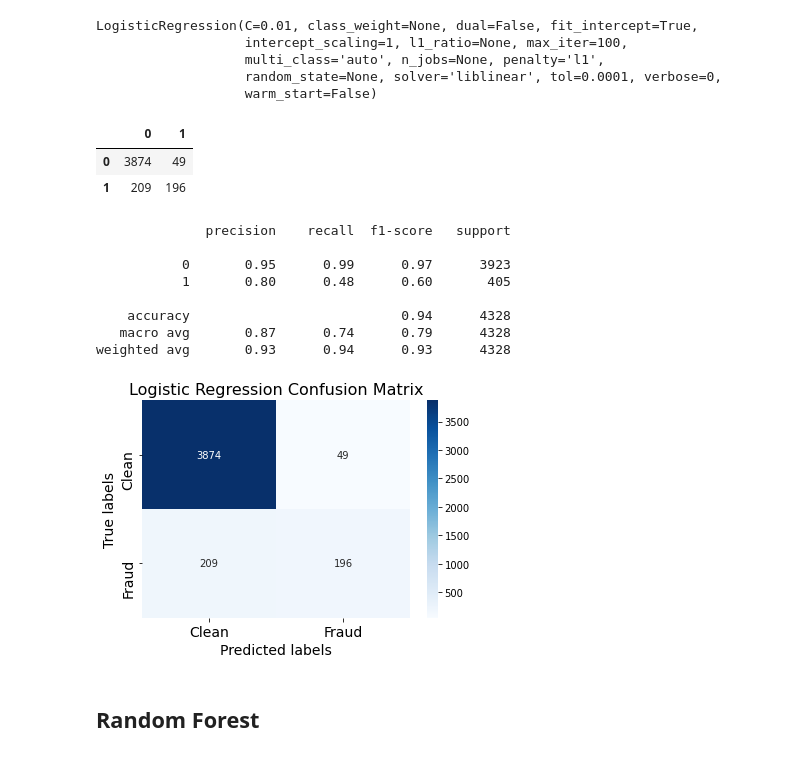
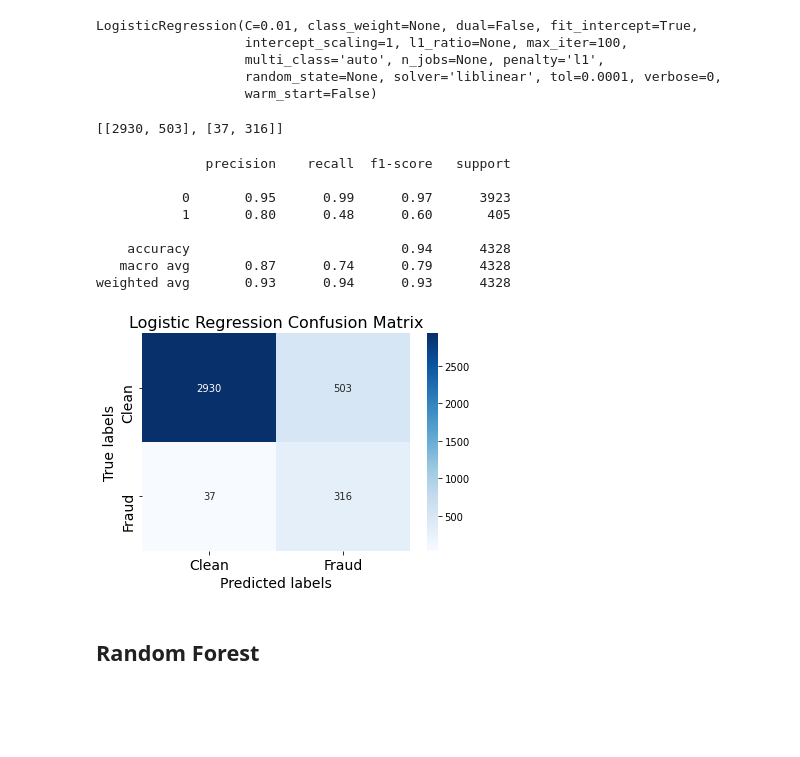
Before and after one commit to microwolf/capstone_healthcare_fraud, a Jupyter notebook: contributors/lu/scripts/Models.ipynb, the cells around one changed output. Cells and saved outputs as stored; diff of their text form; code cells hidden in the pictures; blank space fills up the shorter version.

```diff
--- a/contributors/lu/scripts/Models.ipynb
+++ b/contributors/lu/scripts/Models.ipynb
@@ -348,43 +348,44 @@ LogisticRegression(C=0.01, class_weight=None, dual=False, fit_intercept=True,
 # %%
 # confusion matrix
 ypred = lr_best.predict(xtrain)
 
 labels = np.unique(ytrain)
-cm = confusion_matrix(ytrain, ypred, labels=labels)
-cm_df = pd.DataFrame(cm, index=labels, columns=labels)
-display(cm_df)
+# cm = confusion_matrix(ytrain, ypred, labels=labels)
+# cm_df = pd.DataFrame(cm, index=labels, columns=labels)
+# use numbers from Zack's model
+cm = [[2930, 503], [37, 316]]
+display(cm)
 
 # recall = recall_score(ytrain.array, ypred, average='binary', pos_label=0) # sensitivity
 # print('recall:', round(recall, ndigits=5))
 # precision = lr_grid.best_estimator_.score(xtrain, ytrain) # precision
 # print('precision:', round(precision, ndigits=4))
 # accuracy = accuracy_score(ytrain.array, ypred) # accuracy
 # print('accuracy', round(accuracy, 4))
 
 from sklearn.metrics import classification_report
 print(classification_report(ytrain.array, ypred))
 
 ax = plt.subplot()
 sns.heatmap(cm, annot=True, ax = ax, cmap='Blues', fmt='g')
 ax.set_xlabel('Predicted labels', fontsize=14)
 ax.set_ylabel('True labels', fontsize=14)
 ax.set_title('Logistic Regression Confusion Matrix', fontsize=16)
 ax.xaxis.set_ticklabels(['Clean','Fraud', ], fontsize=14)
 ax.yaxis.set_ticklabels(['Clean','Fraud',], fontsize=14)
-plt.savefig('../output/lr_cm_heatmap_1.png')
+# plt.savefig('../output/lr_cm_heatmap_1.png')
+plt.savefig('../output/lr_cm_heatmap_zack.png')
 # %% [output]
-|  | 0 | 1 |
-| 0 | 3874 | 49 |
-| 1 | 209 | 196 |
-              precision    recall  f1-score   support
-
-           0       0.95      0.99      0.97      3923
-           1       0.80      0.48      0.60       405
-
-    accuracy                           0.94      4328
-   macro avg       0.87      0.74      0.79      4328
-weighted avg       0.93      0.94      0.93      4328
+[[2930, 503], [37, 316]]
+              precision    recall  f1-score   support
+
+           0       0.95      0.99      0.97      3923
+           1       0.80      0.48      0.60       405
+
+    accuracy                           0.94      4328
+   macro avg       0.87      0.74      0.79      4328
+weighted avg       0.93      0.94      0.93      4328
-[figure, old version]
+[figure, new version]
 # %%
 # # yes is pos
 # print(367/(367+45))
```
Also changed, not shown: parts of 9 cells of this notebook.
